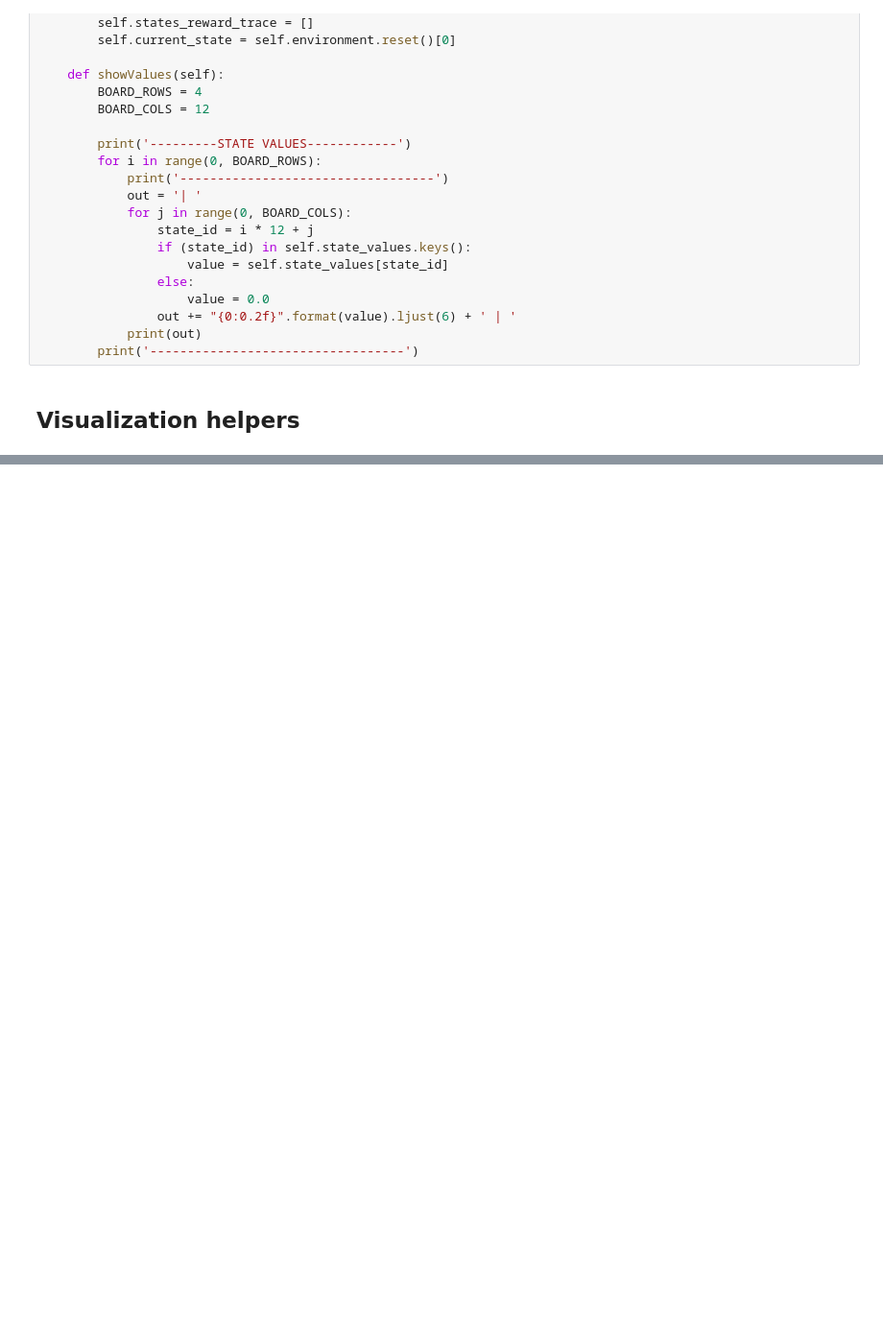
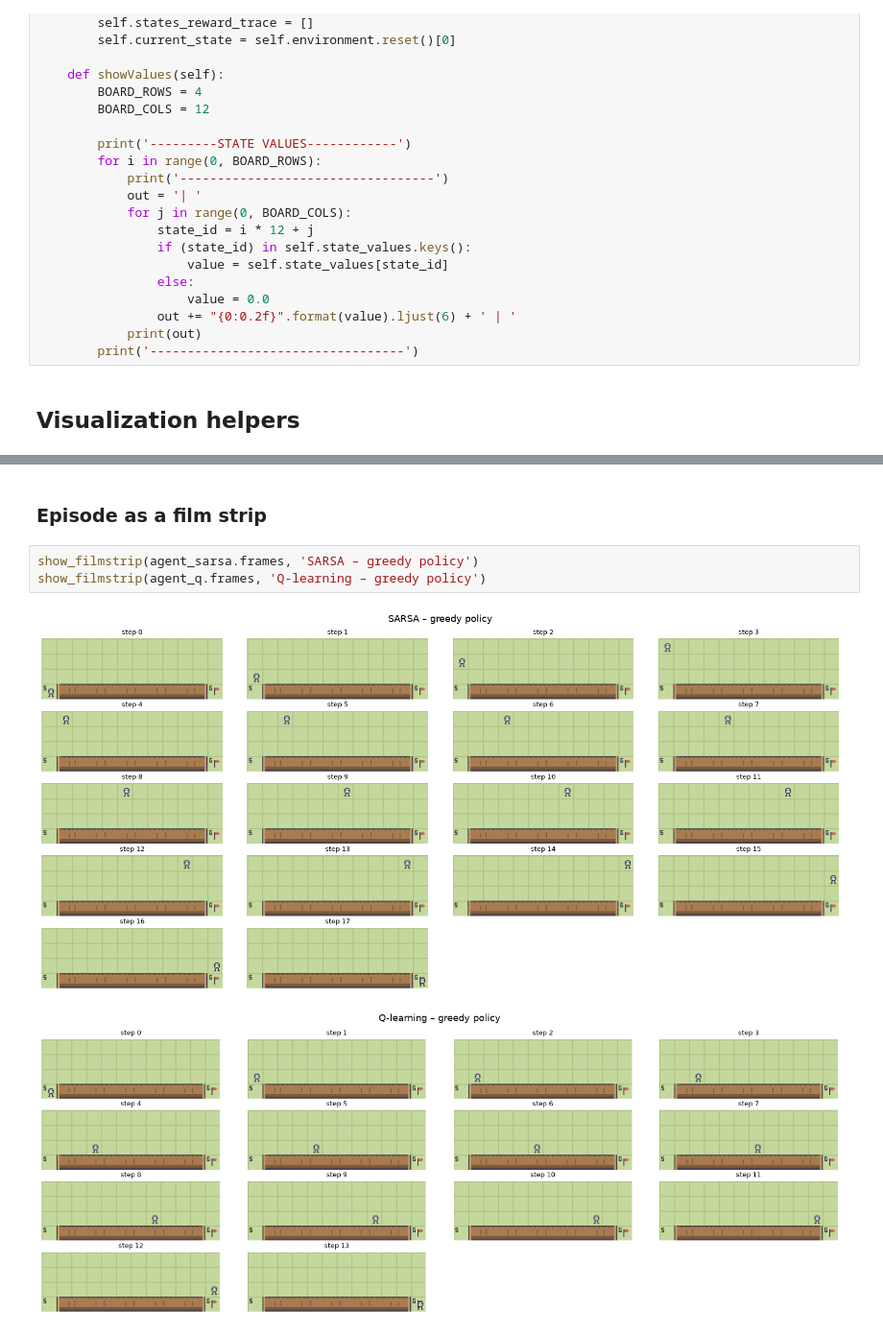
Before and after one commit to Jakub-Szota/Reinforcement-learning-LAB, a Jupyter notebook: Lab-2/Lab2_TD_CliffWalking_.ipynb, the cells around one changed output, grey strips where cells are left out. Shown at 96% size. Saved outputs shown, nothing was run; the diff lists cells and outputs as text; blank space fills up the shorter version.

```diff
--- a/Lab-2/Lab2_TD_CliffWalking_.ipynb
+++ b/Lab-2/Lab2_TD_CliffWalking_.ipynb
@@ -315,0 +482,8 @@ NameError: name 'agent' is not defined
+# %% [markdown]
+### Episode as a film strip
+# %%
+show_filmstrip(agent_sarsa.frames, 'SARSA – greedy policy')
+show_filmstrip(agent_q.frames, 'Q-learning – greedy policy')
+# %% [output]
+[figure, added]
+[figure, added]
```
Also changed, not shown: parts of 12 cells of this notebook.
